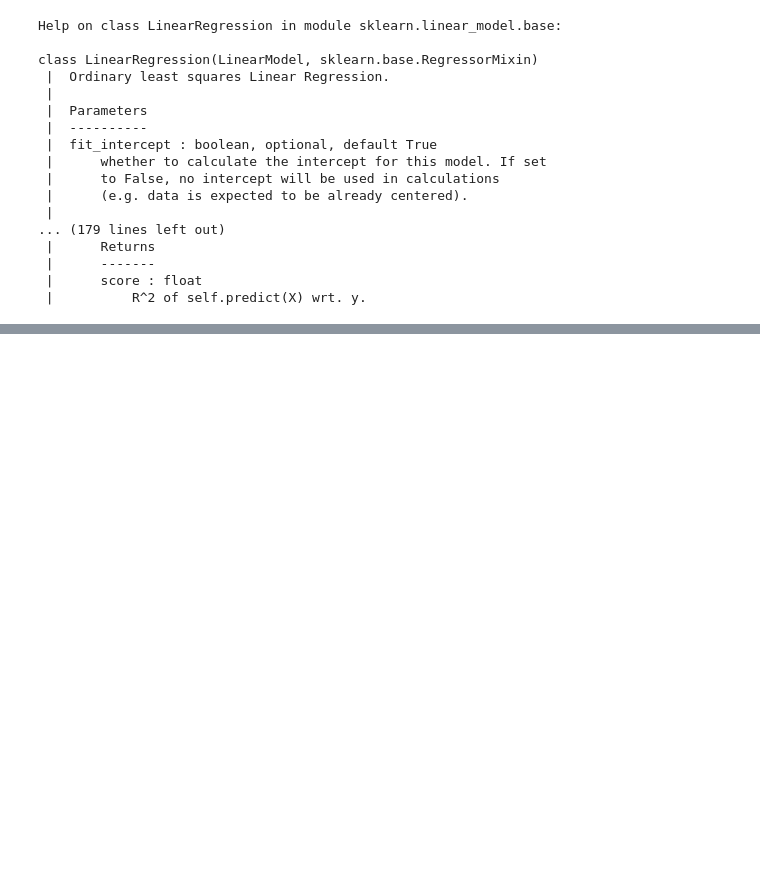
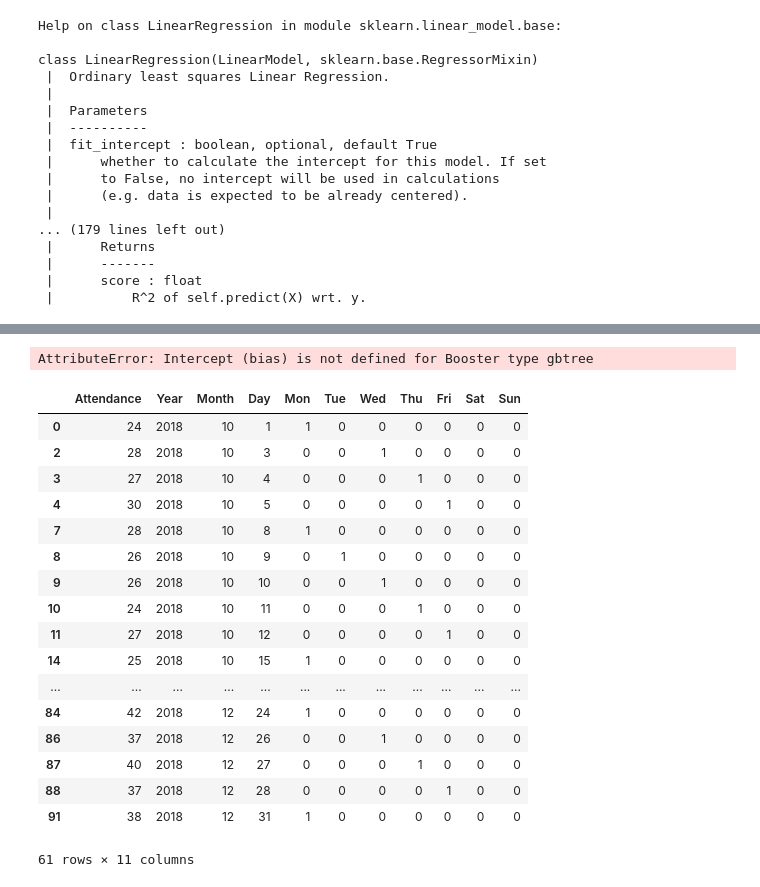
Before and after one commit to lokesh1233/Employee_Attendance, a Jupyter notebook: notebooks/RegressionModel.ipynb, the cells around one changed output, grey strips where cells are left out. Saved outputs shown, nothing was run; the diff lists cells and outputs as text; code cells hidden in the pictures; blank space fills up the shorter version.

```diff
--- a/notebooks/RegressionModel.ipynb
+++ b/notebooks/RegressionModel.ipynb
@@ -175,0 +251,27 @@ Successfully installed scikit-learn-0.20.2 sklearn-0.0
+# %%
+xgbRer.intercept_
+# %% [output]
+AttributeError: Intercept (bias) is not defined for Booster type gbtree
+# %%
+presentDay = data[data["is_workingday"] == 1]
+# %%
+presentDay[["Attendance","Year","Month","Day","Mon","Tue","Wed","Thu","Fri","Sat","Sun"]]
+# %% [output]
+|  | Attendance | Year | Month | Day | Mon | Tue | Wed | Thu | Fri | Sat | Sun |
+| 0 | 24 | 2018 | 10 | 1 | 1 | 0 | 0 | 0 | 0 | 0 | 0 |
+| 2 | 28 | 2018 | 10 | 3 | 0 | 0 | 1 | 0 | 0 | 0 | 0 |
+| 3 | 27 | 2018 | 10 | 4 | 0 | 0 | 0 | 1 | 0 | 0 | 0 |
+| 4 | 30 | 2018 | 10 | 5 | 0 | 0 | 0 | 0 | 1 | 0 | 0 |
+| 7 | 28 | 2018 | 10 | 8 | 1 | 0 | 0 | 0 | 0 | 0 | 0 |
+| 8 | 26 | 2018 | 10 | 9 | 0 | 1 | 0 | 0 | 0 | 0 | 0 |
+| 9 | 26 | 2018 | 10 | 10 | 0 | 0 | 1 | 0 | 0 | 0 | 0 |
+| 10 | 24 | 2018 | 10 | 11 | 0 | 0 | 0 | 1 | 0 | 0 | 0 |
+| 11 | 27 | 2018 | 10 | 12 | 0 | 0 | 0 | 0 | 1 | 0 | 0 |
+| 14 | 25 | 2018 | 10 | 15 | 1 | 0 | 0 | 0 | 0 | 0 | 0 |
+| ... | ... | ... | ... | ... | ... | ... | ... | ... | ... | ... | ... |
+| 84 | 42 | 2018 | 12 | 24 | 1 | 0 | 0 | 0 | 0 | 0 | 0 |
+| 86 | 37 | 2018 | 12 | 26 | 0 | 0 | 1 | 0 | 0 | 0 | 0 |
+| 87 | 40 | 2018 | 12 | 27 | 0 | 0 | 0 | 1 | 0 | 0 | 0 |
+| 88 | 37 | 2018 | 12 | 28 | 0 | 0 | 0 | 0 | 1 | 0 | 0 |
+| 91 | 38 | 2018 | 12 | 31 | 1 | 0 | 0 | 0 | 0 | 0 | 0 |
+61 rows × 11 columns
```
Also changed, not shown: parts of 28 cells of this notebook, 3 other files.
